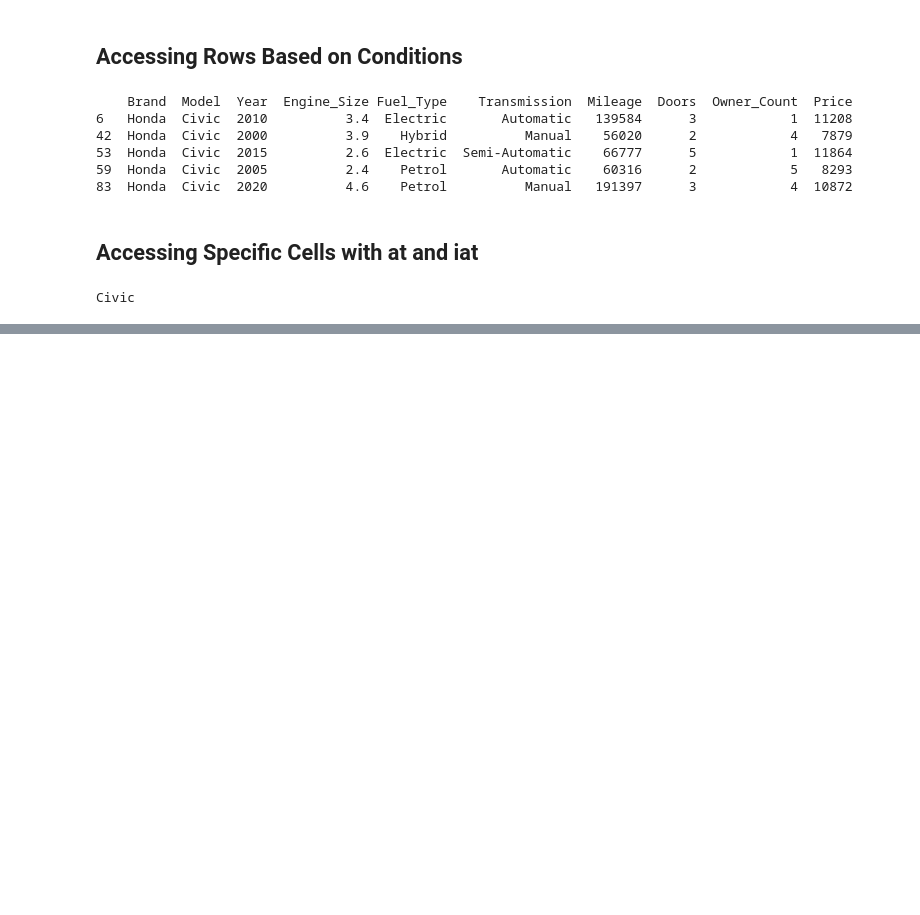
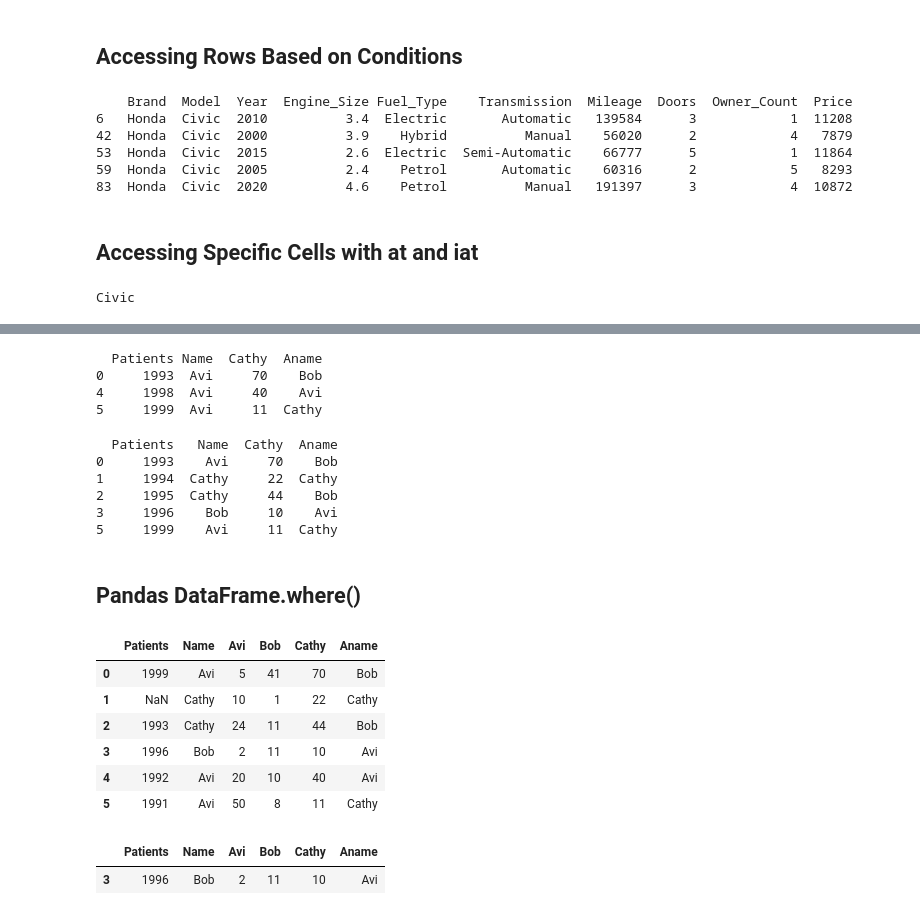
Before and after one commit to Artificial-Intelligence-Appo-Matrix/Python-Labs, a Jupyter notebook: Pandas_labs.ipynb, the cells around one changed output, grey strips where cells are left out. Saved outputs shown, nothing was run; the diff lists cells and outputs as text; code cells hidden in the pictures; blank space fills up the shorter version.

```diff
--- a/Pandas_labs.ipynb
+++ b/Pandas_labs.ipynb
@@ -406,0 +517,26 @@ Civic
+# %%
+new = df["Name"].isin(["Avi"])
+# print(new)
+data1=df[new]
+print(data1)
+# %% [output]
+  Patients Name  Cathy  Aname
+0     1993  Avi     70    Bob
+4     1998  Avi     40    Avi
+5     1999  Avi     11  Cathy
+# %%
+f1= df ["Name"].isin (["Avi", "Bob"])
+f3= df ['Aname'].isin (["Cathy", "Bob"])
+f2= df ["Patients"].isin (["1993", "1996"])
+# f1 & f2
+data=df[f1 & f2 | f3]
+print(data)
+# %% [output]
+  Patients   Name  Cathy  Aname
+0     1993    Avi     70    Bob
+1     1994  Cathy     22  Cathy
+2     1995  Cathy     44    Bob
+3     1996    Bob     10    Avi
+5     1999    Avi     11  Cathy
+# %% [markdown]
+## Pandas DataFrame.where()
@@ -406,0 +545,28 @@ Civic
+# %%
+df = pd.DataFrame([['1999', 'Avi', 5, 41, 70, 'Bob'],
+                   [np.nan, 'Cathy', 10, 1, 22, 'Cathy'],
+                   ['1993', 'Cathy', 24, 11, 44, 'Bob'],
+                   ['1996', 'Bob', 2, 11, 10, 'Avi'],
+                   ['1992', 'Avi', 20, 10, 40, 'Avi'],
+                   ['1991', 'Avi', 50, 8, 11, 'Cathy']],
+                  columns=('Patients', 'Name', 'Avi', 'Bob', 'Cathy', 'Aname'))
+
+df
+# %% [output]
+|  | Patients | Name | Avi | Bob | Cathy | Aname |
+| 0 | 1999 | Avi | 5 | 41 | 70 | Bob |
+| 1 | NaN | Cathy | 10 | 1 | 22 | Cathy |
+| 2 | 1993 | Cathy | 24 | 11 | 44 | Bob |
+| 3 | 1996 | Bob | 2 | 11 | 10 | Avi |
+| 4 | 1992 | Avi | 20 | 10 | 40 | Avi |
+| 5 | 1991 | Avi | 50 | 8 | 11 | Cathy |
+# %%
+df.sort_values("Patients", inplace=True)
+
+# Correct filtering
+df1 = df[df["Patients"] == "1996"]  # This filters out rows where "Patients" is not 1993
+
+df1
+# %% [output]
+|  | Patients | Name | Avi | Bob | Cathy | Aname |
+| 3 | 1996 | Bob | 2 | 11 | 10 | Avi |
```
Also changed, not shown: parts of 26 cells of this notebook.
